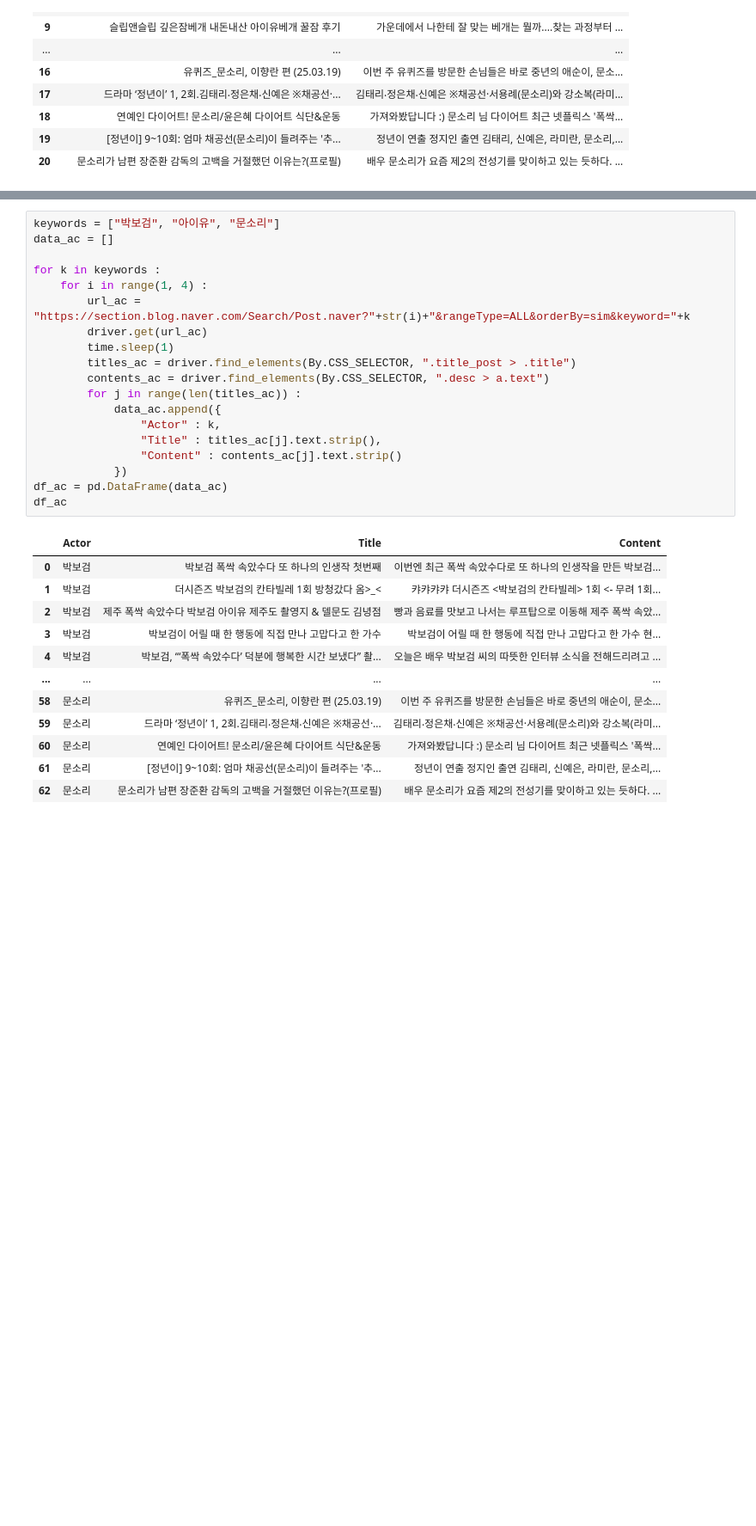
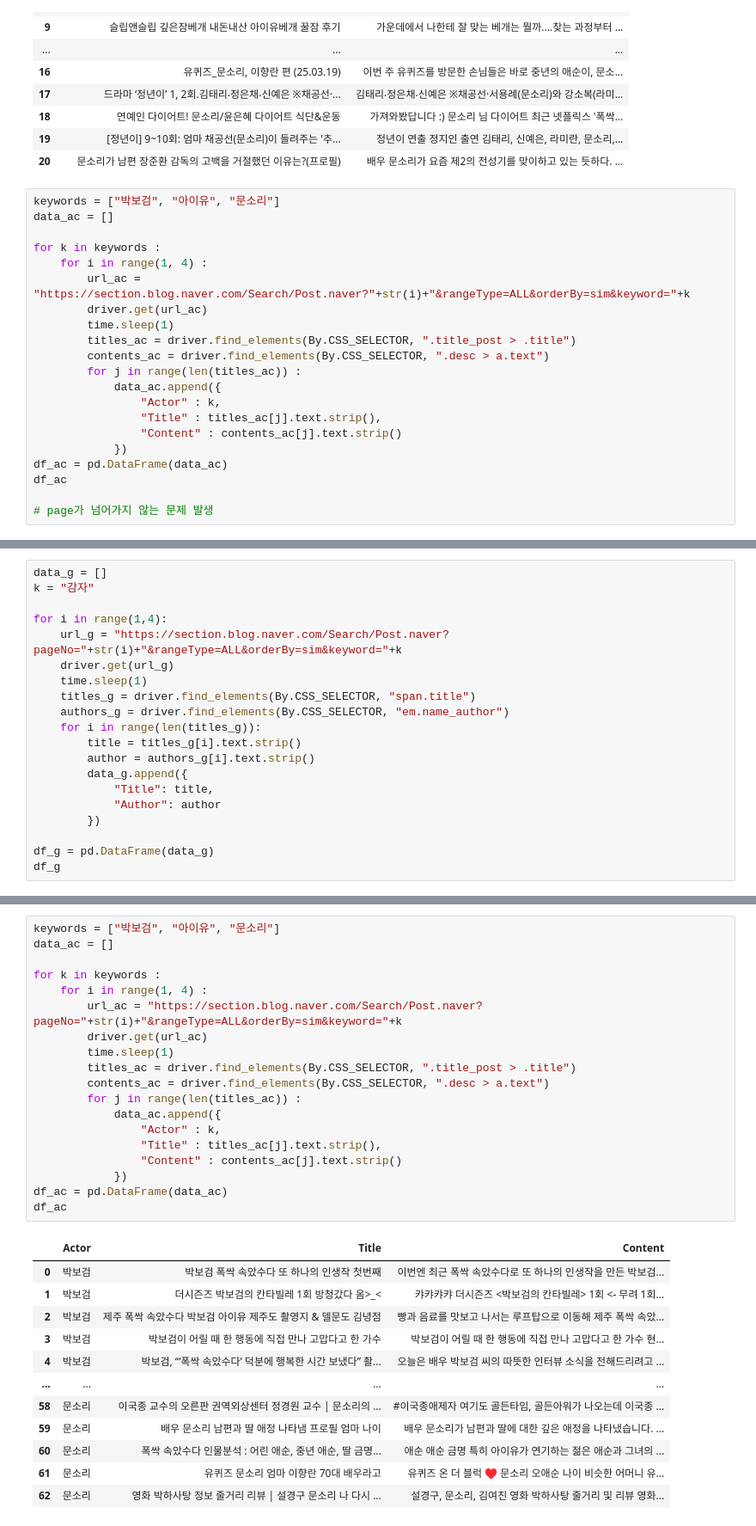
Before and after one commit to chae030/DCAV, a Jupyter notebook: 0403.ipynb, the cells around one changed output, grey strips where cells are left out. Shown: that part at 86% size. Drawn from its saved outputs; the diff is of its cells as text; blank space fills up the shorter version.

```diff
--- a/0403.ipynb
+++ b/0403.ipynb
@@ -81,3 +81,24 @@ df_actor
 | 18 | 연예인 다이어트! 문소리/윤은혜 다이어트 식단&운동 | 가져와봤답니다 :) 문소리 님 다이어트 최근 넷플릭스 '폭싹... |
 | 19 | [정년이] 9~10회: 엄마 채공선(문소리)이 들려주는 '추... | 정년이 연출 정지인 출연 김태리, 신예은, 라미란, 문소리,... |
 | 20 | 문소리가 남편 장준환 감독의 고백을 거절했던 이유는?(프로필) | 배우 문소리가 요즘 제2의 전성기를 맞이하고 있는 듯하다. ... |
+# %%
+keywords = ["박보검", "아이유", "문소리"]
+data_ac = []
+
+for k in keywords :
+    for i in range(1, 4) :
+        url_ac = "https://section.blog.naver.com/Search/Post.naver?"+str(i)+"&rangeType=ALL&orderBy=sim&keyword="+k
+        driver.get(url_ac)
+        time.sleep(1)
+        titles_ac = driver.find_elements(By.CSS_SELECTOR, ".title_post > .title")
+        contents_ac = driver.find_elements(By.CSS_SELECTOR, ".desc > a.text")
+        for j in range(len(titles_ac)) :
+            data_ac.append({
+                "Actor" : k,
+                "Title" : titles_ac[j].text.strip(),
+                "Content" : contents_ac[j].text.strip()
+            })
+df_ac = pd.DataFrame(data_ac)
+df_ac
+
+# page가 넘어가지 않는 문제 발생
@@ -83,0 +119,20 @@ df_actor
+# %%
+data_g = []
+k = "감자"
+
+for i in range(1,4):
+    url_g = "https://section.blog.naver.com/Search/Post.naver?pageNo="+str(i)+"&rangeType=ALL&orderBy=sim&keyword="+k
+    driver.get(url_g)
+    time.sleep(1)
+    titles_g = driver.find_elements(By.CSS_SELECTOR, "span.title")
+    authors_g = driver.find_elements(By.CSS_SELECTOR, "em.name_author")
+    for i in range(len(titles_g)):
+        title = titles_g[i].text.strip()
+        author = authors_g[i].text.strip()
+        data_g.append({
+            "Title": title,
+            "Author": author
+        })
+
+df_g = pd.DataFrame(data_g)
+df_g
@@ -84,33 +157,33 @@ df_actor
 # %%
 keywords = ["박보검", "아이유", "문소리"]
 data_ac = []
 
 for k in keywords :
     for i in range(1, 4) :
-        url_ac = "https://section.blog.naver.com/Search/Post.naver?"+str(i)+"&rangeType=ALL&orderBy=sim&keyword="+k
+        url_ac = "https://section.blog.naver.com/Search/Post.naver?pageNo="+str(i)+"&rangeType=ALL&orderBy=sim&keyword="+k
         driver.get(url_ac)
         time.sleep(1)
         titles_ac = driver.find_elements(By.CSS_SELECTOR, ".title_post > .title")
         contents_ac = driver.find_elements(By.CSS_SELECTOR, ".desc > a.text")
         for j in range(len(titles_ac)) :
             data_ac.append({
                 "Actor" : k,
                 "Title" : titles_ac[j].text.strip(),
                 "Content" : contents_ac[j].text.strip()
             })
 df_ac = pd.DataFrame(data_ac)
 df_ac
 # %% [output]
 |  | Actor | Title | Content |
 | 0 | 박보검 | 박보검 폭싹 속았수다 또 하나의 인생작 첫번째 | 이번엔 최근 폭싹 속았수다로 또 하나의 인생작을 만든 박보검... |
 | 1 | 박보검 | 더시즌즈 박보검의 칸타빌레 1회 방청갔다 옴>_< | 캬캬캬캬 더시즌즈 <박보검의 칸타빌레> 1회 <- 무려 1회... |
 | 2 | 박보검 | 제주 폭싹 속았수다 박보검 아이유 제주도 촬영지 & 델문도 김녕점 | 빵과 음료를 맛보고 나서는 루프탑으로 이동해 제주 폭싹 속았... |
 | 3 | 박보검 | 박보검이 어릴 때 한 행동에 직접 만나 고맙다고 한 가수 | 박보검이 어릴 때 한 행동에 직접 만나 고맙다고 한 가수 현... |
 | 4 | 박보검 | 박보검, “‘폭싹 속았수다’ 덕분에 행복한 시간 보냈다” 촬... | 오늘은 배우 박보검 씨의 따뜻한 인터뷰 소식을 전해드리려고 ... |
 | ... | ... | ... | ... |
-| 58 | 문소리 | 유퀴즈_문소리, 이향란 편 (25.03.19) | 이번 주 유퀴즈를 방문한 손님들은 바로 중년의 애순이, 문소... |
-| 59 | 문소리 | 드라마 ‘정년이’ 1, 2회.김태리‧정은채‧신예은 ※채공선·... | 김태리‧정은채‧신예은 ※채공선·서용례(문소리)와 강소복(라미... |
-| 60 | 문소리 | 연예인 다이어트! 문소리/윤은혜 다이어트 식단&운동 | 가져와봤답니다 :) 문소리 님 다이어트 최근 넷플릭스 '폭싹... |
-| 61 | 문소리 | [정년이] 9~10회: 엄마 채공선(문소리)이 들려주는 '추... | 정년이 연출 정지인 출연 김태리, 신예은, 라미란, 문소리,... |
-| 62 | 문소리 | 문소리가 남편 장준환 감독의 고백을 거절했던 이유는?(프로필) | 배우 문소리가 요즘 제2의 전성기를 맞이하고 있는 듯하다. ... |
+| 58 | 문소리 | 이국종 교수의 오른판 권역외상센터 정경원 교수 | 문소리의 ... | #이국종애제자 여기도 골든타임, 골든아워가 나오는데 이국종 ... |
+| 59 | 문소리 | 배우 문소리 남편과 딸 애정 나타냄 프로필 엄마 나이 | 배우 문소리가 남편과 딸에 대한 깊은 애정을 나타냈습니다. ... |
+| 60 | 문소리 | 폭싹 속았수다 인물분석 : 어린 애순, 중년 애순, 딸 금명... | 애순 애순 금명 특히 아이유가 연기하는 젊은 애순과 그녀의 ... |
+| 61 | 문소리 | 유퀴즈 문소리 엄마 이향란 70대 배우라고 | 유퀴즈 온 더 블럭 ♥ 문소리 오애순 나이 비슷한 어머니 유... |
+| 62 | 문소리 | 영화 박하사탕 정보 줄거리 리뷰 | 설경구 문소리 나 다시 ... | 설경구, 문소리, 김여진 영화 박하사탕 줄거리 및 리뷰 영화... |
 63 rows × 3 columns
```
Also changed, not shown: parts of 4 cells of this notebook, 6 other files.
